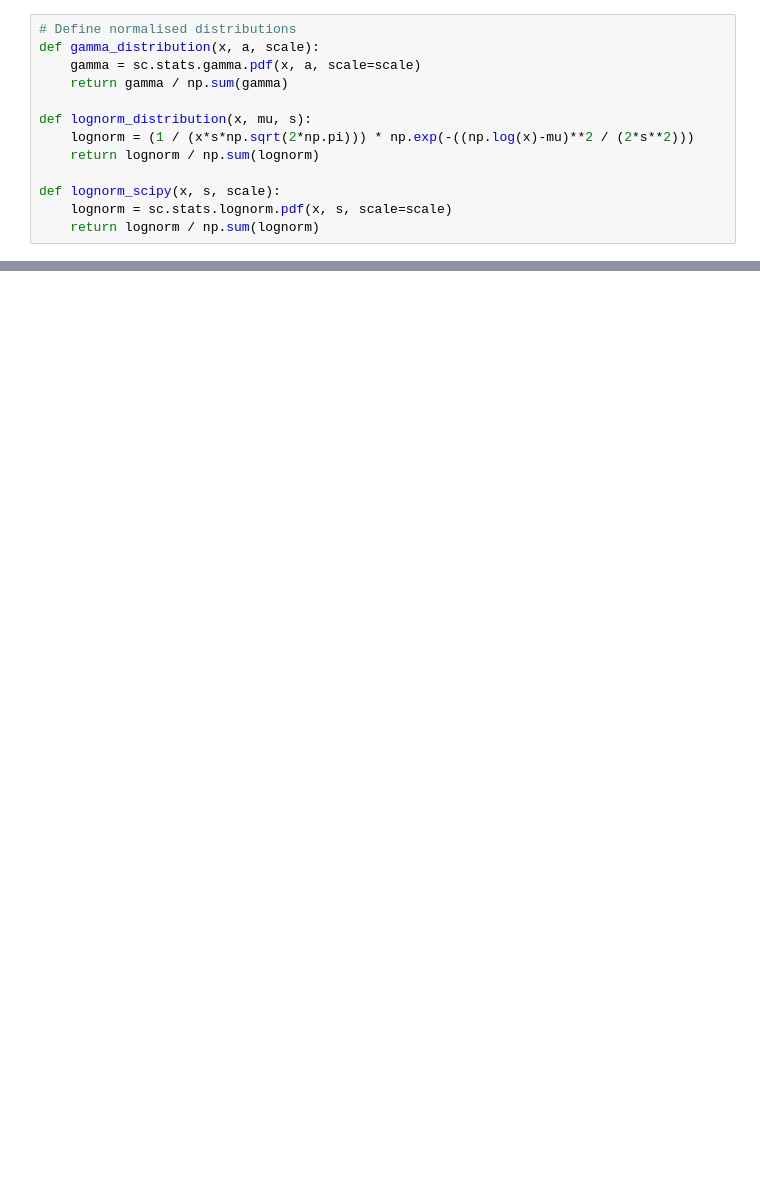
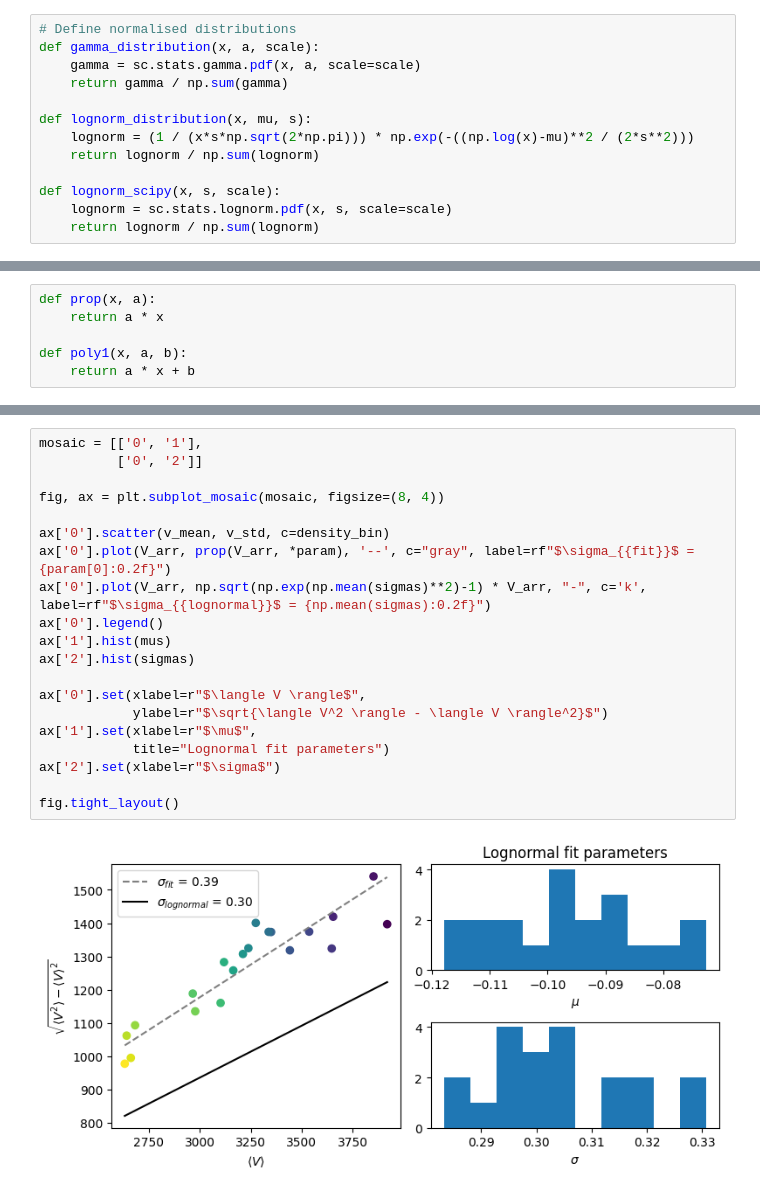
Before and after one commit to siljabl/VertexModel, a Jupyter notebook: scripts/notebooks/volume_distribution.ipynb, the cells around one changed output, grey strips where cells are left out. Drawn from its saved outputs; the diff is of its cells as text; blank space fills up the shorter version.

```diff
--- a/scripts/notebooks/volume_distribution.ipynb
+++ b/scripts/notebooks/volume_distribution.ipynb
@@ -129,0 +164,6 @@ plt.tight_layout()
+# %%
+def prop(x, a):
+    return a * x
+
+def poly1(x, a, b):
+    return a * x + b
@@ -129,0 +224,22 @@ plt.tight_layout()
+# %%
+mosaic = [['0', '1'],
+          ['0', '2']]
+
+fig, ax = plt.subplot_mosaic(mosaic, figsize=(8, 4))
+
+ax['0'].scatter(v_mean, v_std, c=density_bin)
+ax['0'].plot(V_arr, prop(V_arr, *param), '--', c="gray", label=rf"$\sigma_{{fit}}$ = {param[0]:0.2f}")
+ax['0'].plot(V_arr, np.sqrt(np.exp(np.mean(sigmas)**2)-1) * V_arr, "-", c='k', label=rf"$\sigma_{{lognormal}}$ = {np.mean(sigmas):0.2f}")
+ax['0'].legend()
+ax['1'].hist(mus)
+ax['2'].hist(sigmas)
+
+ax['0'].set(xlabel=r"$\langle V \rangle$",
+            ylabel=r"$\sqrt{\langle V^2 \rangle - \langle V \rangle^2}$")
+ax['1'].set(xlabel=r"$\mu$",
+            title="Lognormal fit parameters")
+ax['2'].set(xlabel=r"$\sigma$")
+
+fig.tight_layout()
+# %% [output]
+[figure, added]
```
Also changed, not shown: parts of 14 cells of this notebook.
